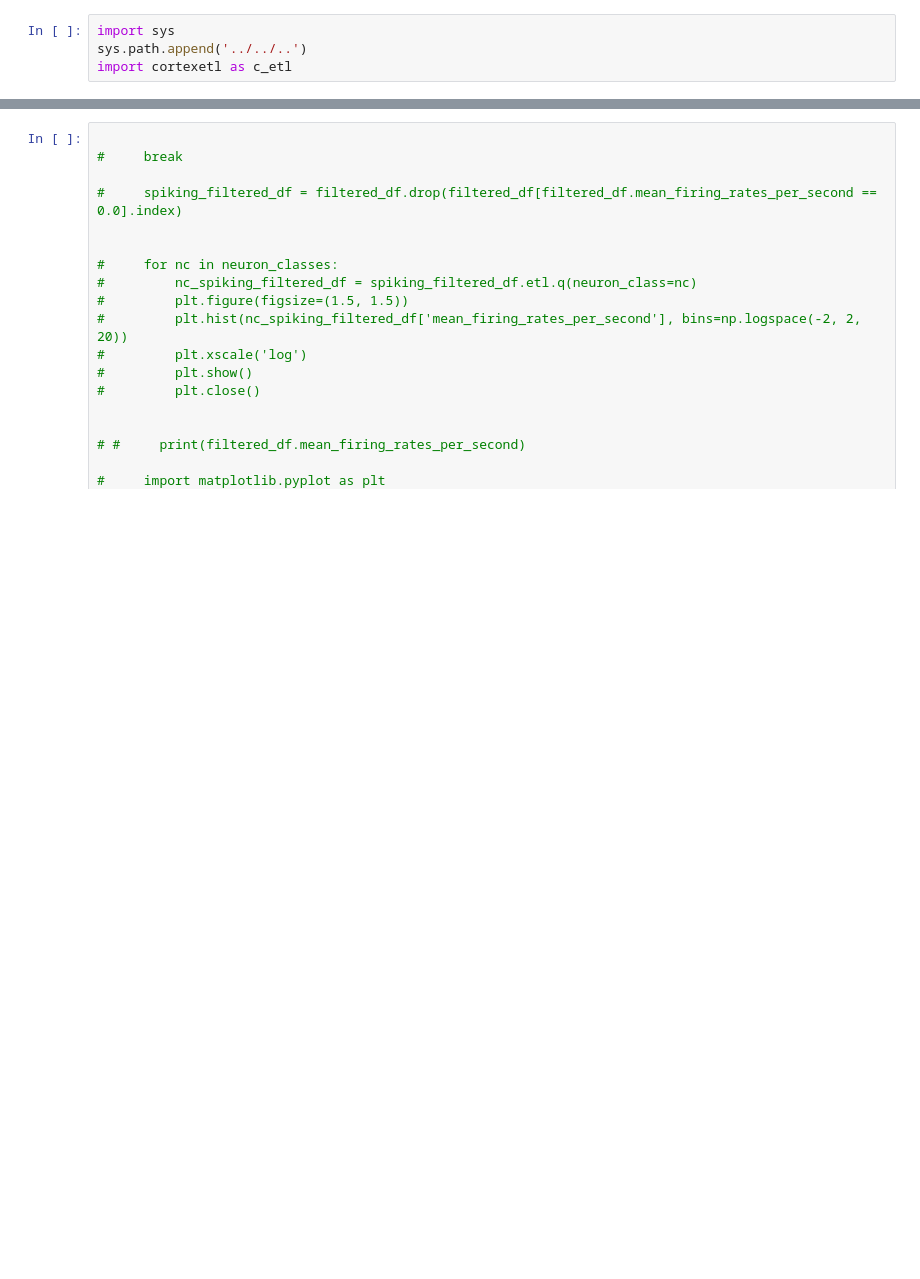
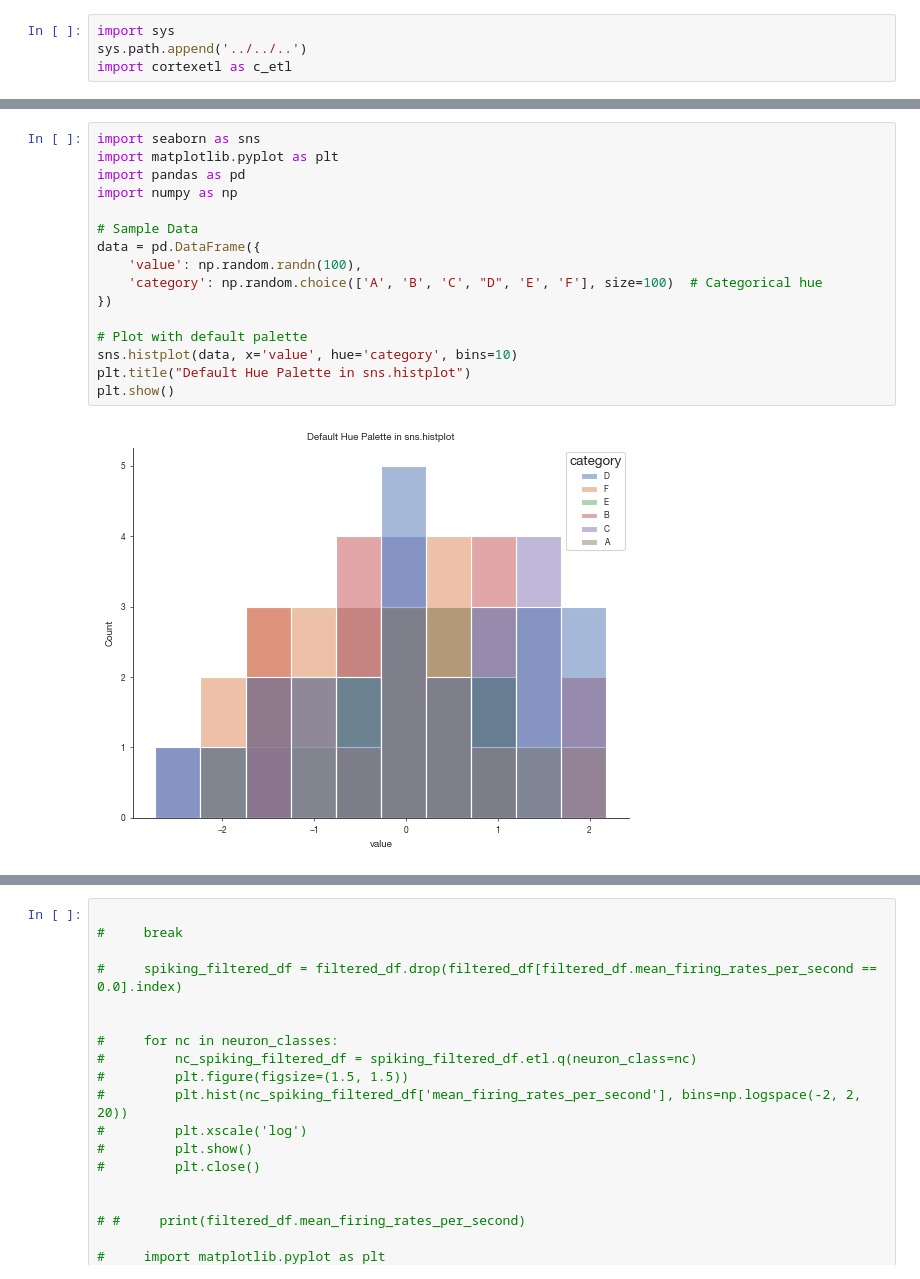
Before and after one commit to BlueBrain/cortexetl, a Jupyter notebook: notebooks/elife_sscx_physiology_2024/8-FRDistributionTest/8-FRDistributionTest.ipynb, the cells around one changed output, grey strips where cells are left out. Cells and saved outputs as stored; diff of their text form; blank space fills up the shorter version.

```diff
--- a/notebooks/elife_sscx_physiology_2024/8-FRDistributionTest/8-FRDistributionTest.ipynb
+++ b/notebooks/elife_sscx_physiology_2024/8-FRDistributionTest/8-FRDistributionTest.ipynb
@@ -185,0 +210,18 @@ See the caveats in the documentation: https://pandas.pydata.org/pandas-docs/stab
+# %%
+import seaborn as sns
+import matplotlib.pyplot as plt
+import pandas as pd
+import numpy as np
+
+# Sample Data
+data = pd.DataFrame({
+    'value': np.random.randn(100),
+    'category': np.random.choice(['A', 'B', 'C', "D", 'E', 'F'], size=100)  # Categorical hue
+})
+
+# Plot with default palette
+sns.histplot(data, x='value', hue='category', bins=10)
+plt.title("Default Hue Palette in sns.histplot")
+plt.show()
+# %% [output]
+[figure, added]
```
Also changed, not shown: parts of 5 cells of this notebook, 6 other files.
